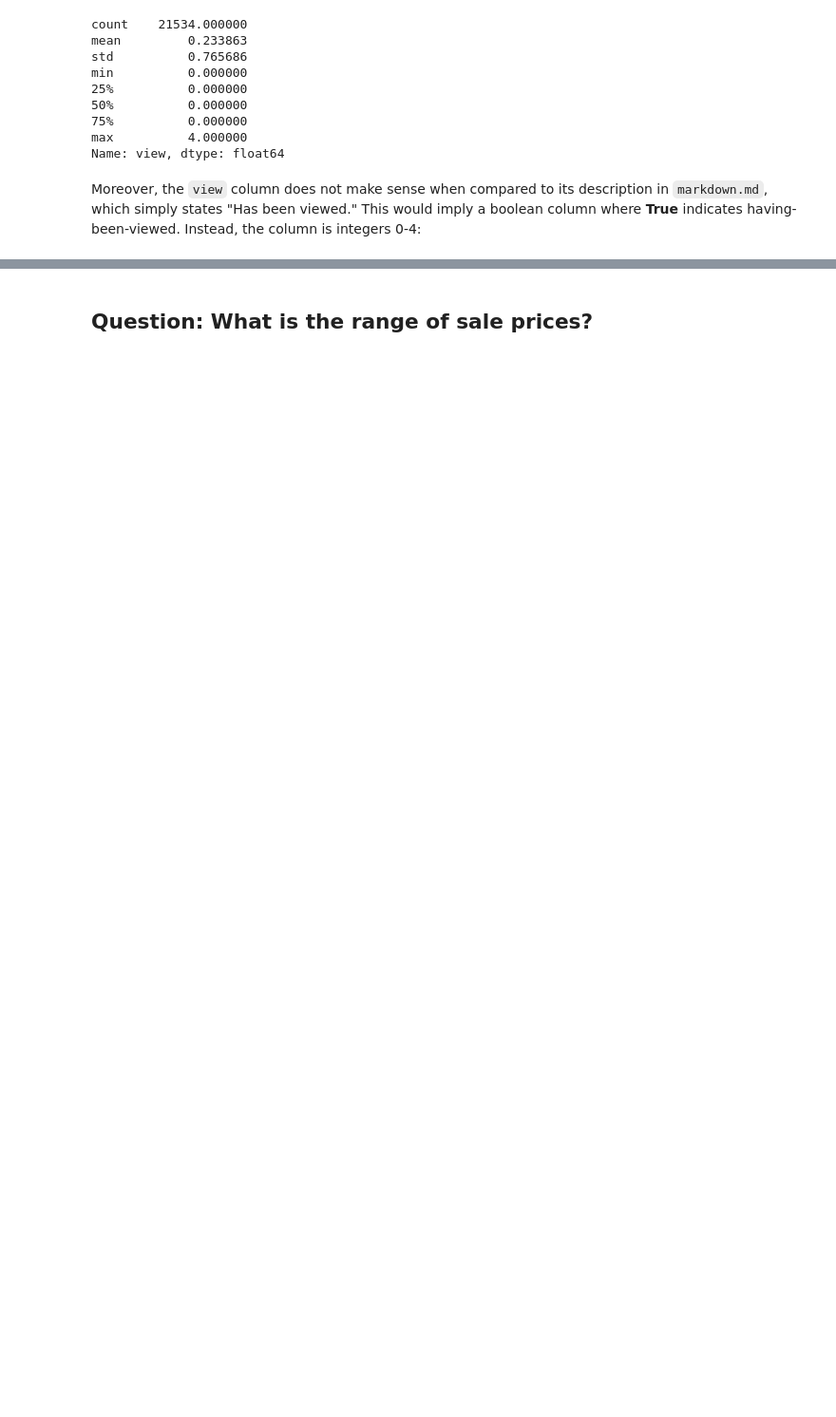
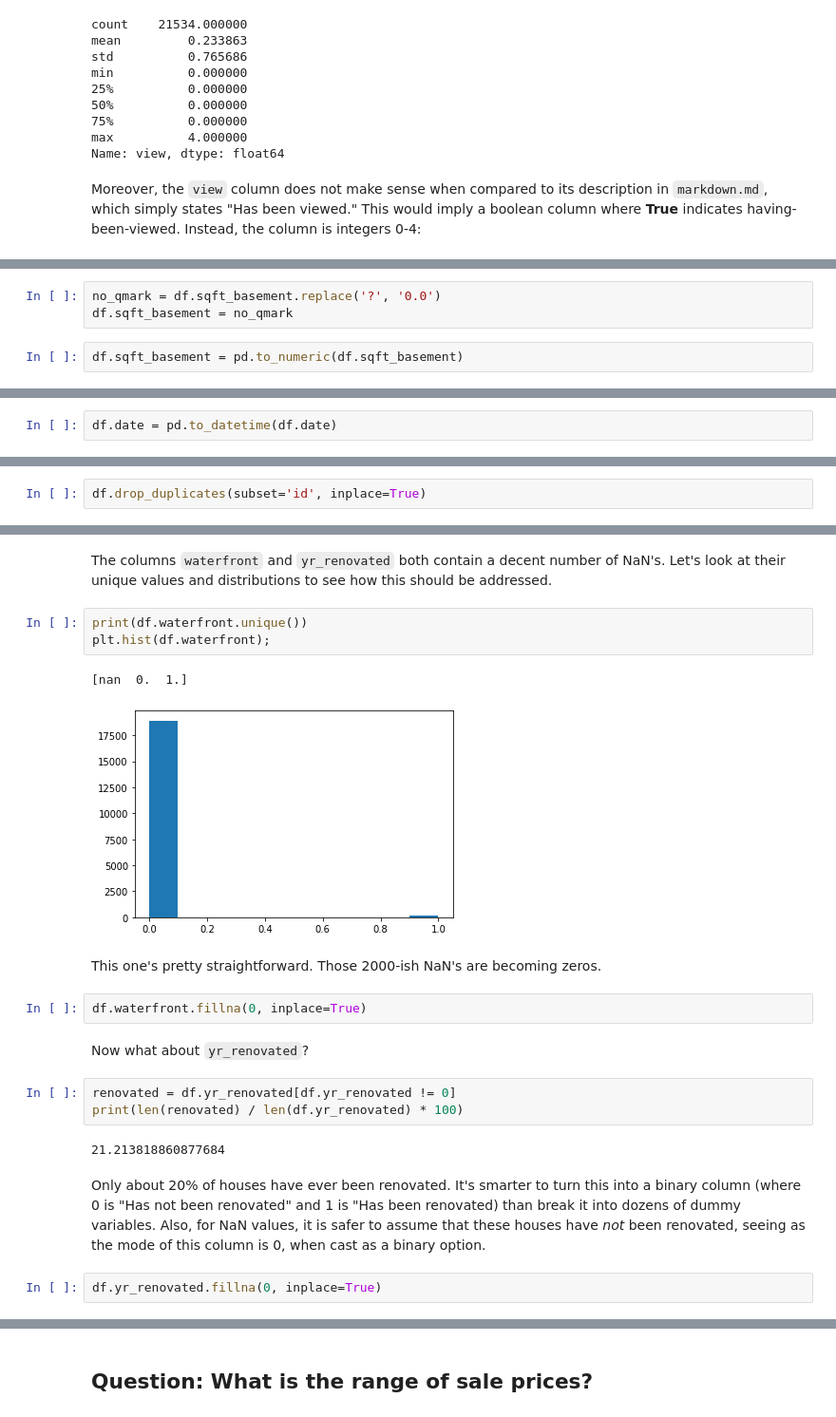
Before and after one commit to stevenzych/housing-project, a Jupyter notebook: eda_and_cleaning.ipynb, the cells around one changed output, grey strips where cells are left out. Shown at 95% size. Cells and saved outputs as stored; diff of their text form; blank space fills up the shorter version.

```diff
--- a/eda_and_cleaning.ipynb
+++ b/eda_and_cleaning.ipynb
@@ -131,0 +101,5 @@ for i in data:
+# %%
+no_qmark = df.sqft_basement.replace('?', '0.0')
+df.sqft_basement = no_qmark
+# %%
+df.sqft_basement = pd.to_numeric(df.sqft_basement)
@@ -131,0 +108,2 @@ for i in data:
+# %%
+df.date = pd.to_datetime(df.date)
@@ -131,0 +126,2 @@ for i in data:
+# %%
+df.drop_duplicates(subset='id', inplace=True)
@@ -131,0 +152,23 @@ for i in data:
+# %% [markdown]
+The columns `waterfront` and `yr_renovated` both contain a decent number of NaN's. Let's look at their unique values and distributions to see how this should be addressed.
+# %%
+print(df.waterfront.unique())
+plt.hist(df.waterfront);
+# %% [output]
+[nan  0.  1.]
+[figure, added]
+# %% [markdown]
+This one's pretty straightforward. Those 2000-ish NaN's are becoming zeros.
+# %%
+df.waterfront.fillna(0, inplace=True)
+# %% [markdown]
+Now what about `yr_renovated`?
+# %%
+renovated = df.yr_renovated[df.yr_renovated != 0]
+print(len(renovated) / len(df.yr_renovated) * 100)
+# %% [output]
+21.213818860877684
+# %% [markdown]
+Only about 20% of houses have ever been renovated. It's smarter to turn this into a binary column (where 0 is "Has not been renovated" and 1 is "Has been renovated) than break it into dozens of dummy variables. Also, for NaN values, it is safer to assume that these houses have *not* been renovated, seeing as the mode of this column is 0, when cast as a binary option.
+# %%
+df.yr_renovated.fillna(0, inplace=True)
```
Also changed, not shown: parts of 56 cells of this notebook.
